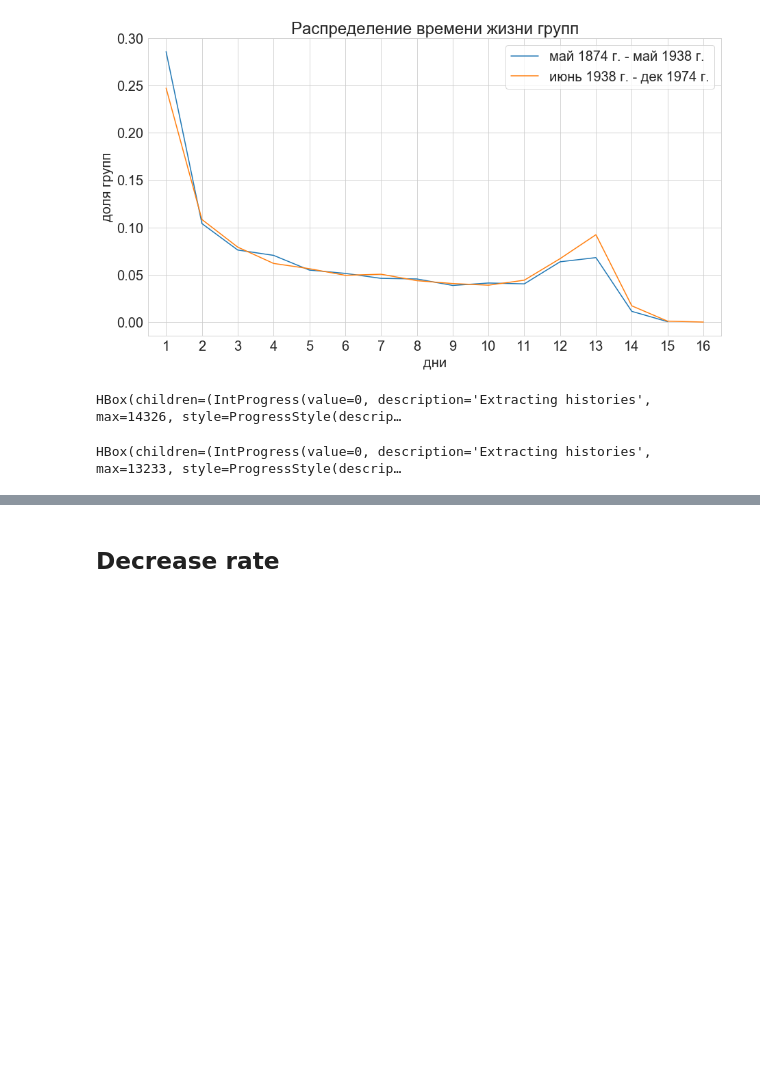
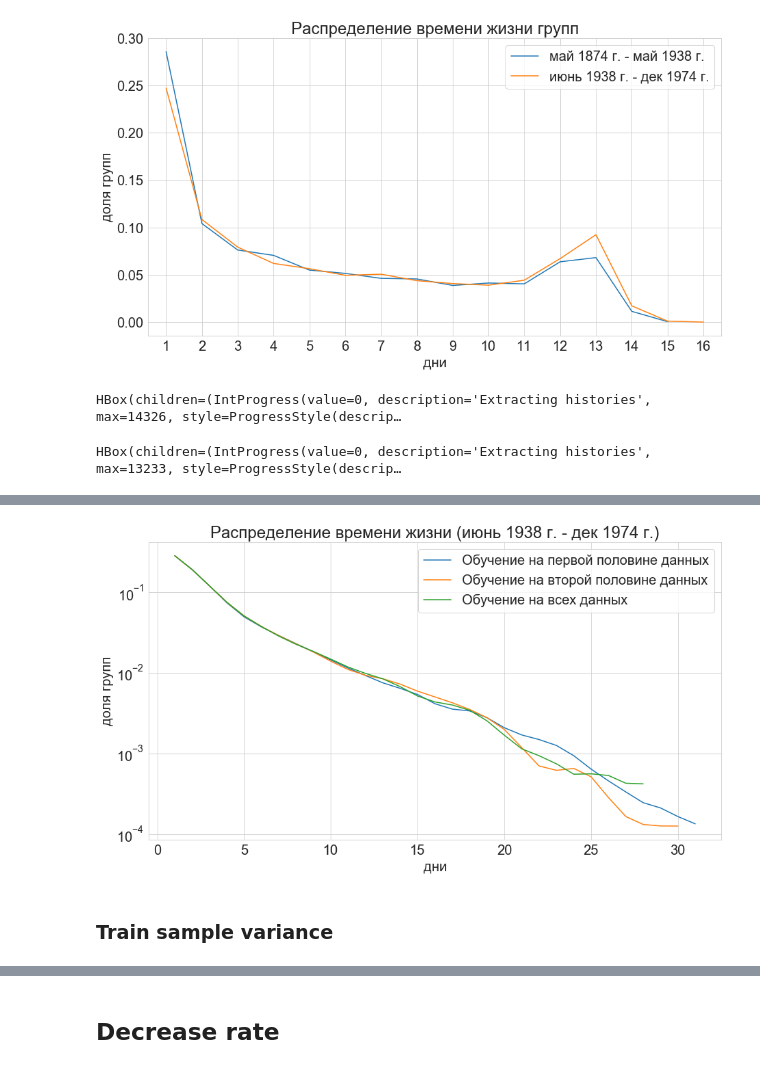
Before and after one commit to isadrtdinov/Solar-Activity, a Jupyter notebook: experiments.ipynb, the cells around one changed output, grey strips where cells are left out. Drawn from its saved outputs; the diff is of its cells as text; code cells hidden in the pictures; blank space fills up the shorter version.

```diff
--- a/experiments.ipynb
+++ b/experiments.ipynb
@@ -544,0 +553,33 @@ plt.show()
+# %%
+plt.figure(figsize=(15, 8))
+
+lifetimes = lifetime_distr(new_histories, old_train, new_left_mask, new_right_mask,
+                           max_dim=3, n_neighbors=1)
+dates = np.arange(1, lifetimes.size + 1)
+lifetimes = np.exp(gaussian_filter1d(np.log(lifetimes), 1))
+sns.lineplot(dates, lifetimes, label='Обучение на первой половине данных')
+
+lifetimes = lifetime_distr(new_histories, new_train, new_left_mask, new_right_mask,
+                           max_dim=3, n_neighbors=1)
+dates = np.arange(1, lifetimes.size + 1)
+lifetimes = np.exp(gaussian_filter1d(np.log(lifetimes), 1))
+sns.lineplot(dates, lifetimes, label='Обучение на второй половине данных')
+
+lifetimes = lifetime_distr(new_histories, histories_filtered, new_left_mask, new_right_mask,
+                           max_dim=3, n_neighbors=1)
+dates = np.arange(1, lifetimes.size + 1)
+lifetimes = np.exp(gaussian_filter1d(np.log(lifetimes), 1))
+sns.lineplot(dates, lifetimes, label='Обучение на всех данных')
+
+#plt.xscale('log')
+plt.yscale('log')
+plt.xlabel('дни')
+plt.ylabel('доля групп')
+plt.legend()
+plt.title('Распределение времени жизни (июнь 1938 г. - дек 1974 г.)')
+plt.savefig('images/time_split/new_lifetime')
+plt.show()
+# %% [output]
+[figure, added]
+# %% [markdown]
+### Train sample variance
```
Also changed, not shown: parts of 7 cells of this notebook, 12 other files.
